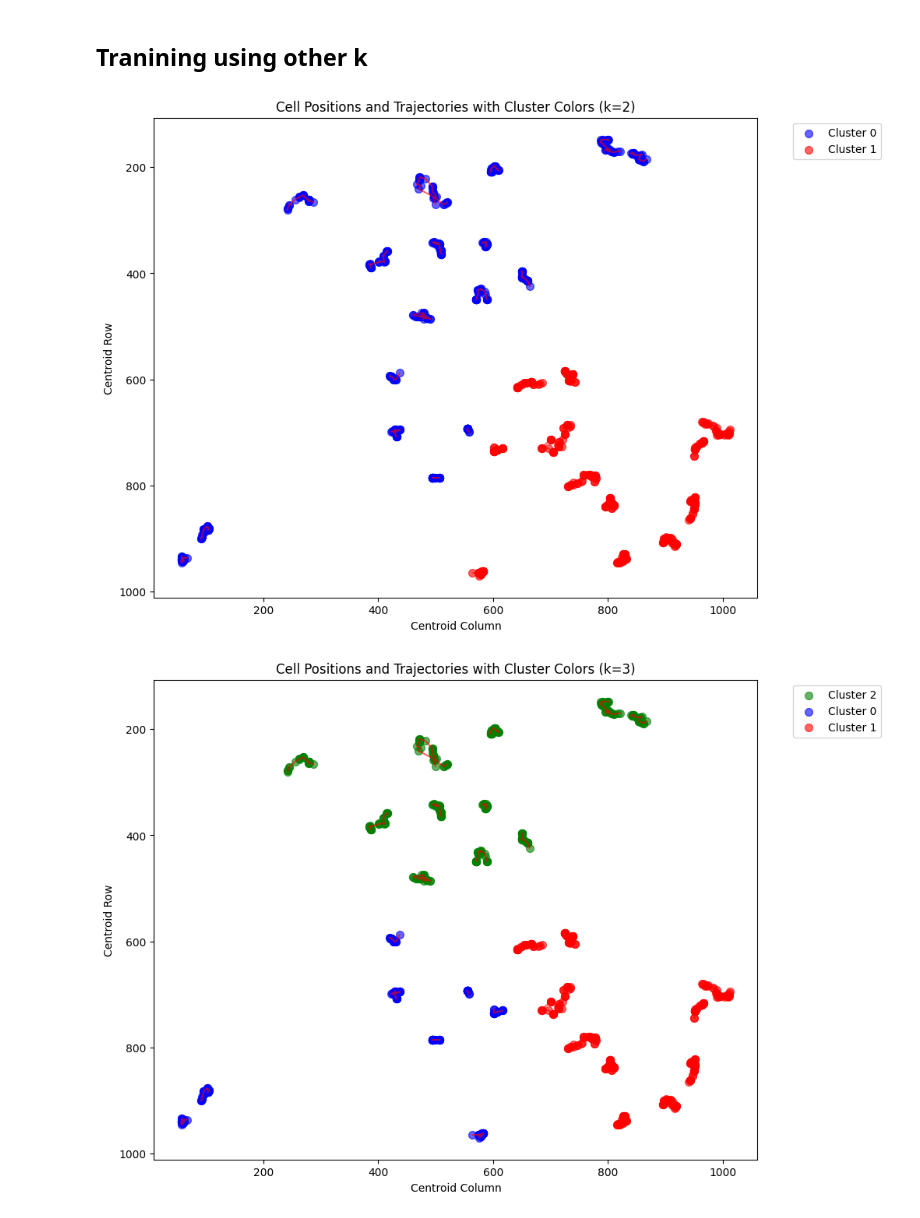
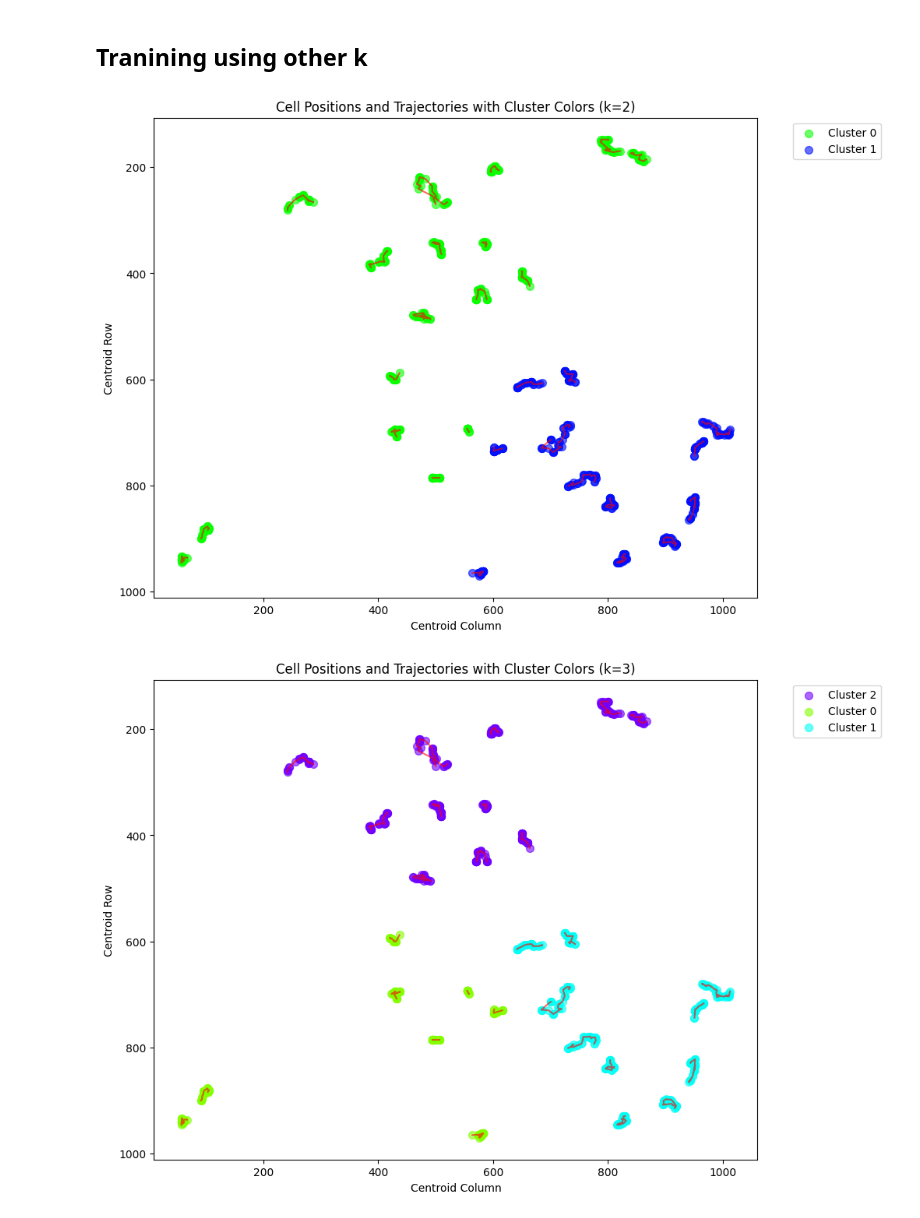
Before and after one commit to quang2719/Cell-Tracking-using-GNN, a Jupyter notebook: Cell-clustering/clustering.ipynb, the cells around one changed output. Drawn from its saved outputs; the diff is of its cells as text; code cells hidden in the pictures.

Commit message:
update more demo image

```diff
--- a/Cell-clustering/clustering.ipynb
+++ b/Cell-clustering/clustering.ipynb
@@ -413,7 +411,7 @@ filled_data['cluster'] = filled_data['seg_label'].map(dict(zip(pivot_data.index,
 filled_data = filled_data.dropna(subset=['cluster'])
 
 # Define cluster colors
-cluster_colors = {0: 'blue', 1: 'yellow', 2: 'green'}
+cluster_colors = sns.color_palette("hsv", k)
 
 # Create a figure and axis for the plot
 fig, ax = plt.subplots(figsize=(10, 8))
@@ -465,7 +463,7 @@ def plot_clusters(k, filled_data, pivot_data, normalized_data):
     filled_data = filled_data.dropna(subset=['cluster'])
 
     # Define cluster colors
-    cluster_colors = {i: color for i, color in enumerate(['blue', 'red', 'green', 'purple', 'orange', 'brown'])}
+    cluster_colors = sns.color_palette("hsv", k)
 
     # Create a figure and axis for the plot
     fig, ax = plt.subplots(figsize=(10, 8))
@@ -501,29 +499,35 @@ def plot_clusters(k, filled_data, pivot_data, normalized_data):
 # %%
 import pandas as pd
 from sklearn.preprocessing import StandardScaler
 from sklearn.cluster import KMeans
 import matplotlib.pyplot as plt
 import seaborn as sns
 
 # Ensure filled_data is sorted by frame and seg_label
 filled_data = filled_data.sort_values(by=['frame', 'seg_label'])
 
 # Pivot the data to create a feature vector for each seg_label
 pivot_data = filled_data.pivot(index='seg_label', columns='frame', values=['centroid_row', 'centroid_col'])
 
 # Flatten the multi-level columns
 pivot_data.columns = [f'{col[0]}_{col[1]}' for col in pivot_data.columns]
 
 # Drop rows with any missing values
 pivot_data = pivot_data.dropna()
 
 # Normalize the data
 scaler = StandardScaler()
 normalized_data = scaler.fit_transform(pivot_data)
 
+# List to store WCSS values
+wcss = []
+
 # Iterate over different values of k and plot the clusters
-for k in range(2, 7):
+for k in range(2, 10):
+    kmeans = KMeans(n_clusters=k, random_state=42)
+    kmeans.fit(normalized_data)
+    wcss.append(kmeans.inertia_)
     plot_clusters(k, filled_data.copy(), pivot_data, normalized_data)
 # %% [output]
-[figure, old version]
+[figure, new version]
-[figure, old version]
+[figure, new version]
```
Also changed, not shown: parts of 8 cells of this notebook, 3 other files.
